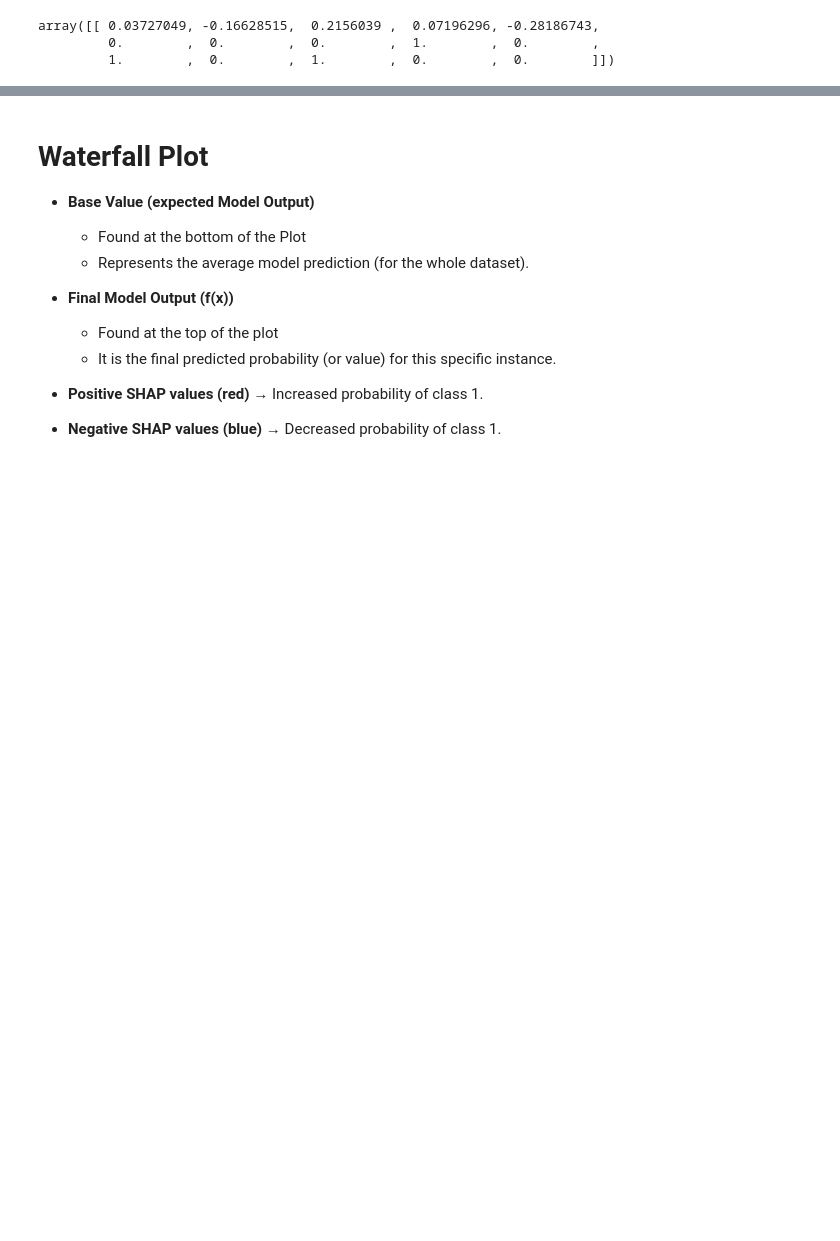
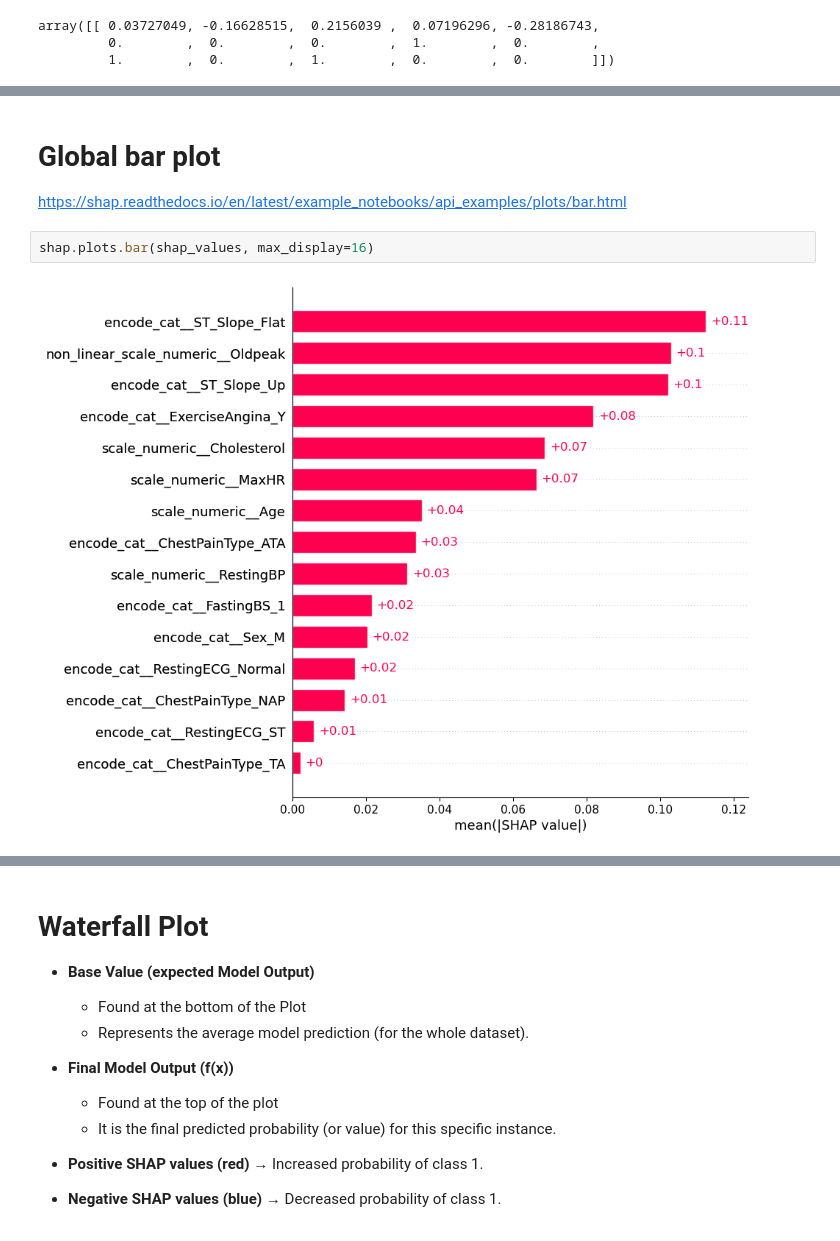
Before and after one commit to midorikawaguti/Heart_Failure_Prediction_Team_0, a Jupyter notebook: models/machine_learning_pipeline.ipynb, the cells around one changed output, grey strips where cells are left out. Cells and saved outputs as stored; diff of their text form; blank space fills up the shorter version.

```diff
--- a/models/machine_learning_pipeline.ipynb
+++ b/models/machine_learning_pipeline.ipynb
@@ -883,5 +876,12 @@ explainer = shap.Explainer(f, med, feature_names=feature_names, seed=42)
 
 # Compute SHAP values on transformed test data
 shap_values = explainer(X_test_transformed)
+# %% [markdown]
+# Global bar plot
+https://shap.readthedocs.io/en/latest/example_notebooks/api_examples/plots/bar.html
+# %%
+shap.plots.bar(shap_values, max_display=16)
+# %% [output]
+[figure, added]
 # %% [markdown]
 # SHAP Summary (Beeswarm) Plot
```
Also changed, not shown: parts of 33 cells of this notebook, 2 other files.
